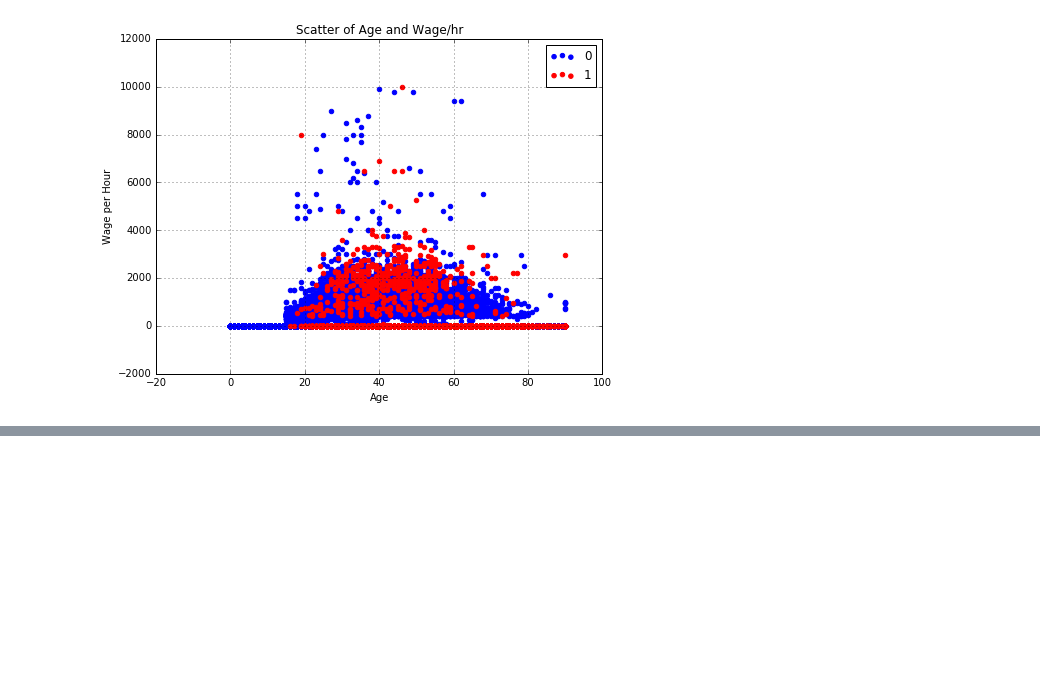
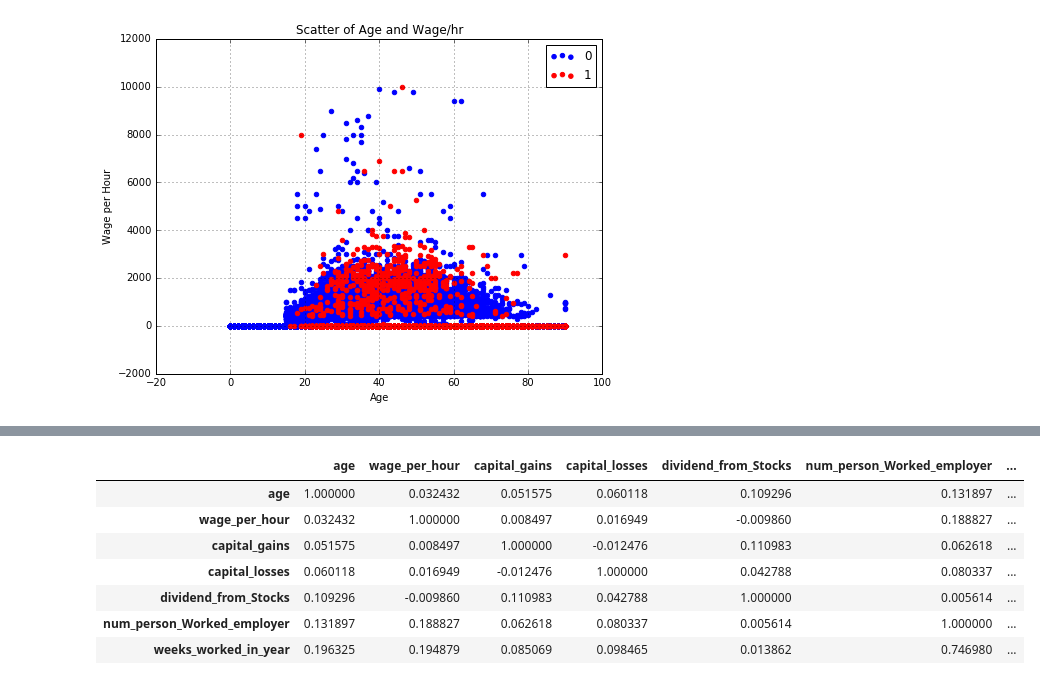
Before and after one commit to YungChunLu/Census-Income, a Jupyter notebook: notebook.ipynb, the cells around one changed output, grey strips where cells are left out. Cells and saved outputs as stored; diff of their text form; code cells hidden in the pictures; blank space fills up the shorter version.

```diff
--- a/notebook.ipynb
+++ b/notebook.ipynb
@@ -144,0 +193,11 @@ plt.ylabel('Frequency')
+# %%
+num_test.corr()
+# %% [output]
+|  | age | wage_per_hour | capital_gains | capital_losses | dividend_from_Stocks | num_person_Worked_employer | ... |
+| age | 1.000000 | 0.032432 | 0.051575 | 0.060118 | 0.109296 | 0.131897 | ... |
+| wage_per_hour | 0.032432 | 1.000000 | 0.008497 | 0.016949 | -0.009860 | 0.188827 | ... |
+| capital_gains | 0.051575 | 0.008497 | 1.000000 | -0.012476 | 0.110983 | 0.062618 | ... |
+| capital_losses | 0.060118 | 0.016949 | -0.012476 | 1.000000 | 0.042788 | 0.080337 | ... |
+| dividend_from_Stocks | 0.109296 | -0.009860 | 0.110983 | 0.042788 | 1.000000 | 0.005614 | ... |
+| num_person_Worked_employer | 0.131897 | 0.188827 | 0.062618 | 0.080337 | 0.005614 | 1.000000 | ... |
+| weeks_worked_in_year | 0.196325 | 0.194879 | 0.085069 | 0.098465 | 0.013862 | 0.746980 | ... |
```
Also changed, not shown: parts of 15 cells of this notebook.
